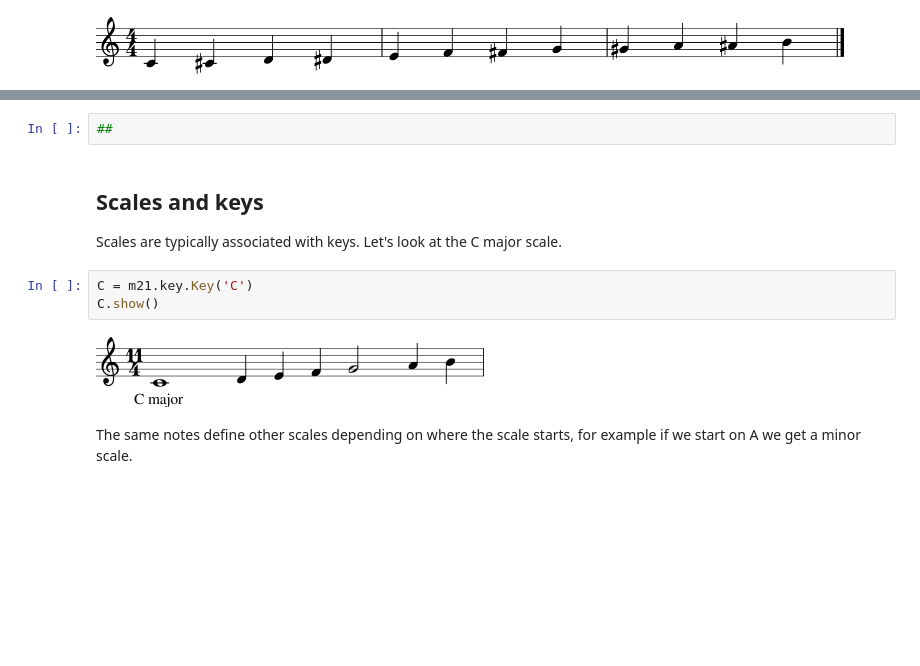
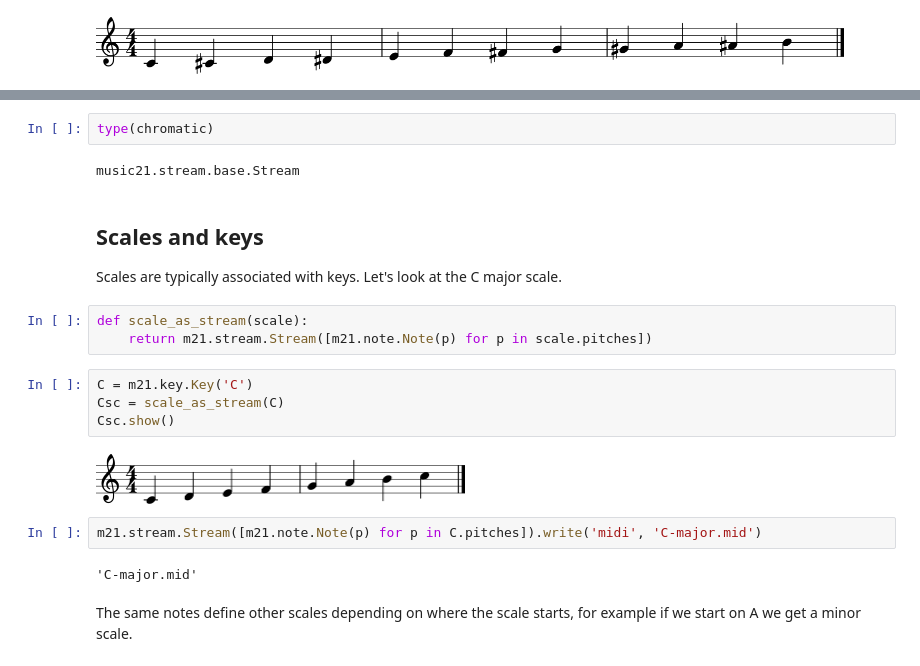
Before and after one commit to fccoelho/musicir, a Jupyter notebook: examples/Harmonies.ipynb, the cells around one changed output, grey strips where cells are left out. Cells and saved outputs as stored; diff of their text form; blank space fills up the shorter version.

```diff
--- a/examples/Harmonies.ipynb
+++ b/examples/Harmonies.ipynb
@@ -30,13 +32,23 @@ chromatic.show('midi')
-# %%
-##
+# %%
+type(chromatic)
+# %% [output]
+music21.stream.base.Stream
 # %% [markdown]
 ## Scales and keys
 Scales are typically associated with keys. Let's look at the C major scale.
+# %%
+def scale_as_stream(scale):
+    return m21.stream.Stream([m21.note.Note(p) for p in scale.pitches])
 # %%
 C = m21.key.Key('C')
-C.show()
+Csc = scale_as_stream(C)
+Csc.show()
 # %% [output]
-[figure, old version]
+[figure, new version]
+# %%
+m21.stream.Stream([m21.note.Note(p) for p in C.pitches]).write('midi', 'C-major.mid')
+# %% [output]
+'C-major.mid'
 # %% [markdown]
 The same notes define other scales depending on where the scale starts, for example if we start on A we get a minor scale.
 # %%
```
Also changed, not shown: parts of 15 cells of this notebook, 3 other files.
